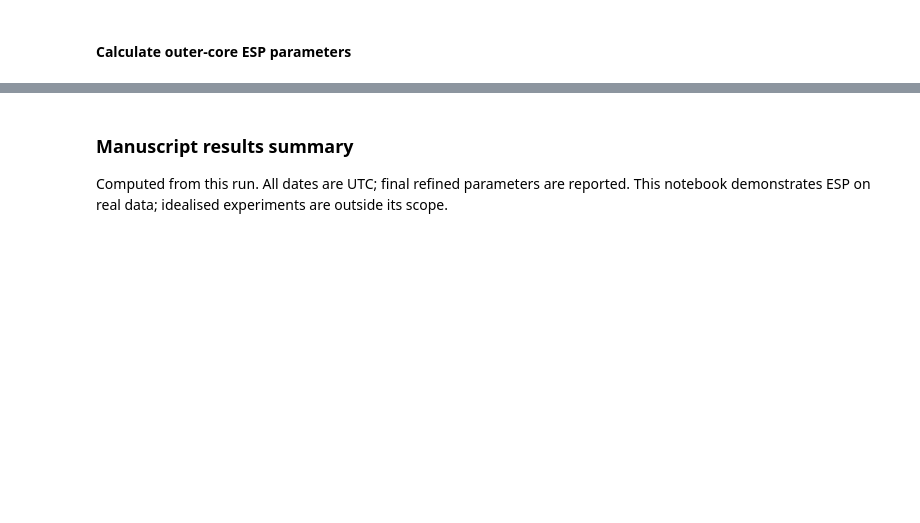
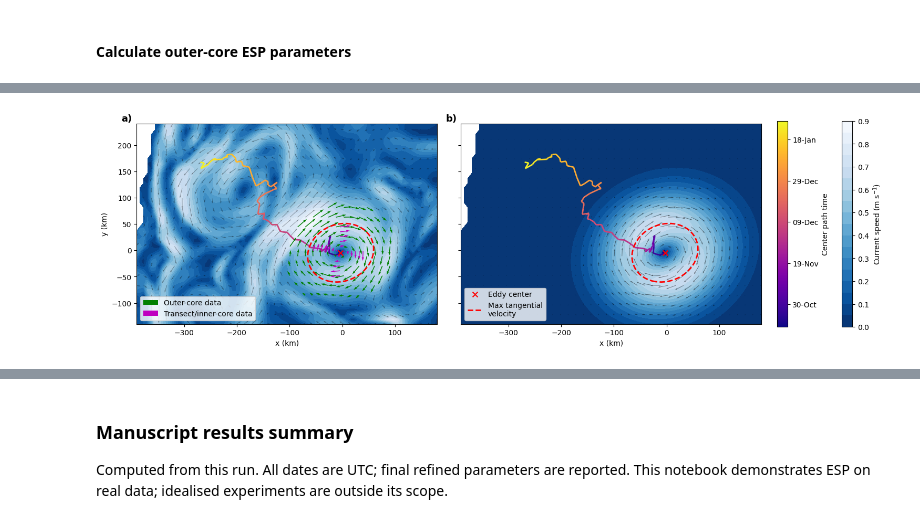
Before and after one commit to regdowse/elliptical_streamfunction_parametrisation, a Jupyter notebook: DOPPIO_gridded_data.ipynb, the cells around one changed output, grey strips where cells are left out. Saved outputs shown, nothing was run; the diff lists cells and outputs as text; code cells hidden in the pictures; blank space fills up the shorter version.

```diff
--- a/DOPPIO_gridded_data.ipynb
+++ b/DOPPIO_gridded_data.ipynb
@@ -235,6 +302,9 @@ def plot_model(df_res, ds_cop, ds_model, df_xyuv, time=None, spac=1, scale=20,
     sat = ds_cop.sel(time=time, method="nearest")
     mod = ds_model.sel(time=time, method="nearest")
     data = df_res[df_res.time == time].iloc[0]
+    if not np.isfinite([data.Omega, data.Rc]).all() or data.Rc <= 0:
+        print("Gaussian figure unavailable at", time, ":", data.get("fit_status", "invalid outer fit"))
+        return
 
     X = sat.x.values / 1e3
     Y = sat.y.values / 1e3
@@ -359,8 +429,10 @@ def plot_model(df_res, ds_cop, ds_model, df_xyuv, time=None, spac=1, scale=20,
 
     plt.show()
 # %%
-figure_time = df_res.time.values[3]
+figure_time = df_res.time.values[min(3, len(df_res)-1)]
 plot_model(df_res, ds_cop, ds_model, df_xyuv, time=figure_time, spac=2, out_thresh=False, plot_data=True)
+# %% [output]
+[figure, added]
 # %%
 # Results
 df_paper = df_res.copy()
```
Also changed, not shown: parts of 8 cells of this notebook, 7 other files.
